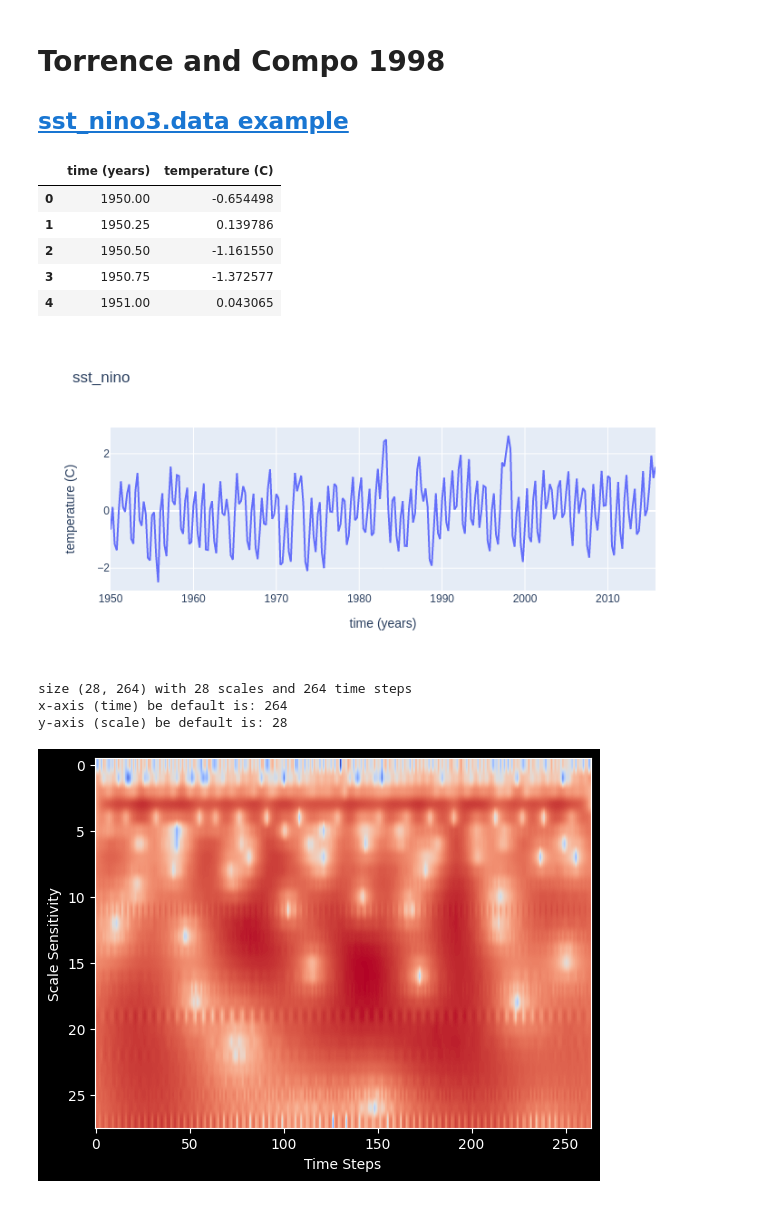
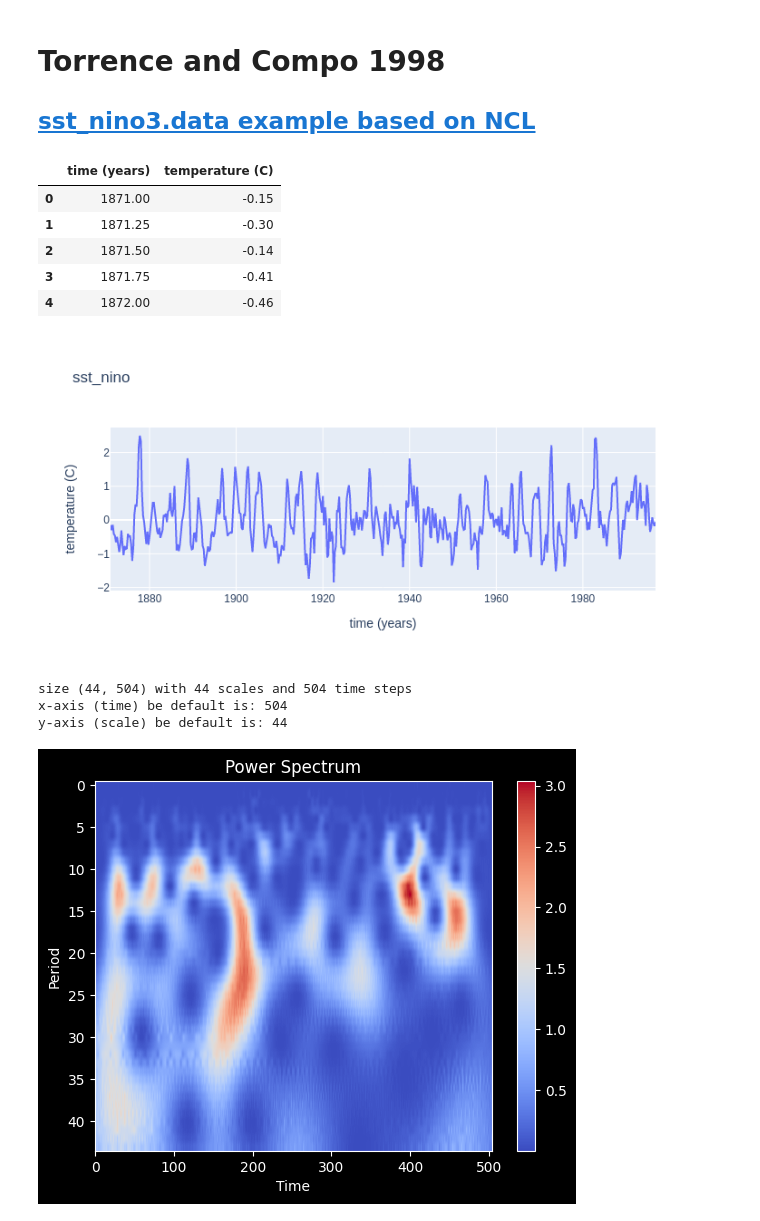
Before and after one commit to cyschneck/wavelet-tutorial, a Jupyter notebook: wavelet_nino.ipynb, the cells around one changed output. Saved outputs shown, nothing was run; the diff lists cells and outputs as text; code cells hidden in the pictures.

Commit message:
nino2sst data for NCL compare

```diff
--- a/wavelet_nino.ipynb
+++ b/wavelet_nino.ipynb
@@ -1,6 +1,6 @@
 # %% [markdown]
 # Torrence and Compo 1998
-## [sst_nino3.data example](https://github.com/PyWavelets/pywt/blob/master/demo/cwt_analysis.py)
+## [sst_nino3.data example based on NCL](https://github.com/NCAR/geocat-scratch/blob/main/geocat-comp/wavelet/wavelet_WORKING.ncl)
 # %%
 import numpy as np
 import matplotlib.pyplot as plt
@@ -11,17 +11,26 @@ import math
 import pywt
 # %%
 # Download nino data
-time, sst_data = pywt.data.nino()
+#nino_url = 'https://paos.colorado.edu/research/wavelets/wave_idl/nino3sst.txt'
+#sst_data = np.genfromtxt(nino_url, skip_header=19)
 
-sst_df = pd.DataFrame({'time (years)': time, 'temperature (C)': sst_data})
+# Collect Data from Local Source (after downloaded)
+sst_data = np.loadtxt("data/nino3sst_trimmed.txt")
+time_0 = 1871.0
+dt = 0.25  # years
+time_range = (np.arange(0, len(sst_data)) * dt) + time_0 # from 1871.00 to 1996.75
+
+
+sst_df = pd.DataFrame({'time (years)': time_range, 'temperature (C)': sst_data})
+
 sst_df.head()
 # %% [output]
 |  | time (years) | temperature (C) |
-| 0 | 1950.00 | -0.654498 |
-| 1 | 1950.25 | 0.139786 |
-| 2 | 1950.50 | -1.161550 |
-| 3 | 1950.75 | -1.372577 |
-| 4 | 1951.00 | 0.043065 |
+| 0 | 1871.00 | -0.15 |
+| 1 | 1871.25 | -0.30 |
+| 2 | 1871.50 | -0.14 |
+| 3 | 1871.75 | -0.41 |
+| 4 | 1872.00 | -0.46 |
 # %%
 # Plot data
 import plotly.express as px
@@ -32,41 +41,44 @@ fig = px.line(data_frame=sst_df, x="time (years)", y="temperature (C)",
               title="sst_nino")
 fig.show()
 # %% [output]
-[figure, old version]
+[figure, new version]
 # %%
 wavelet_mother = "cmor1.5-1.0" # Morlet in Torrence/Compo cooresponds to cmor in PyWavelets -> https://github.com/PyWavelets/pywt/issues/522#issuecomment-539227912
 
 dt = 0.25 # sampling period (time between each y-value)
+s0 = 0.25 # smallest scale
+dj = 0.25 # spacing between discrete scales
 n = len(sst_data)
-s0 = 2*dt # smallest scale
-dj = 0.25 # spaceing between discrete scales (default to 0.25)
-j_size = int(np.fix((np.log(n * dt / s0) / np.log(2)) / dj)) # number of scales
-scales = np.arange(1, j_size+1)
-#print(scales)
-#scales = np.arange(1, 27+1)
-#print(scales)
+jtot = 44
+# npad = 1024 # pad with extra zeros (TODO)
+# noise = 1 # test vs. red noise (TODO: no current implementation)
+scales = np.arange(1, jtot+1)
 wavelet_coeffs, freqs = pywt.cwt(data=sst_data,
                                  scales=scales,
                                  wavelet=wavelet_mother,
                                  sampling_period=dt)
 
 # Shape of wavelet transform
 print(f"size {wavelet_coeffs.shape} with {wavelet_coeffs.shape[0]} scales and {wavelet_coeffs.shape[1]} time steps")
 print(f"x-axis (time) be default is: {wavelet_coeffs.shape[1]}")
 print(f"y-axis (scale) be default is: {wavelet_coeffs.shape[0]}")
 
+# Plot scalogram
+fig, ax = plt.subplots()
+plt.style.use('dark_background')
+data = np.power((abs(wavelet_coeffs)), 2)  # compare the magntiude
+#ax.set_yscale("log", base=2)
 
-# Plot scalogram
-plt.style.use('dark_background')
-data = np.log2(abs(wavelet_coeffs)) # compare the magntiude
-plt.xlabel("Time Steps")
-plt.ylabel("Scale Sensitivity")
+plt.title("Power Spectrum")
+plt.xlabel("Time")
+plt.ylabel("Period")
 plt.imshow(data,
            vmax=(data).max(), vmin=(data).min(),
            cmap="coolwarm", aspect="auto")
+plt.colorbar()
 plt.show()
 # %% [output]
-size (28, 264) with 28 scales and 264 time steps
-x-axis (time) be default is: 264
-y-axis (scale) be default is: 28
+size (44, 504) with 44 scales and 504 time steps
+x-axis (time) be default is: 504
+y-axis (scale) be default is: 44
-[figure, old version]
+[figure, new version]
```
Also changed, not shown: parts of 3 cells of this notebook, 2 other files.
